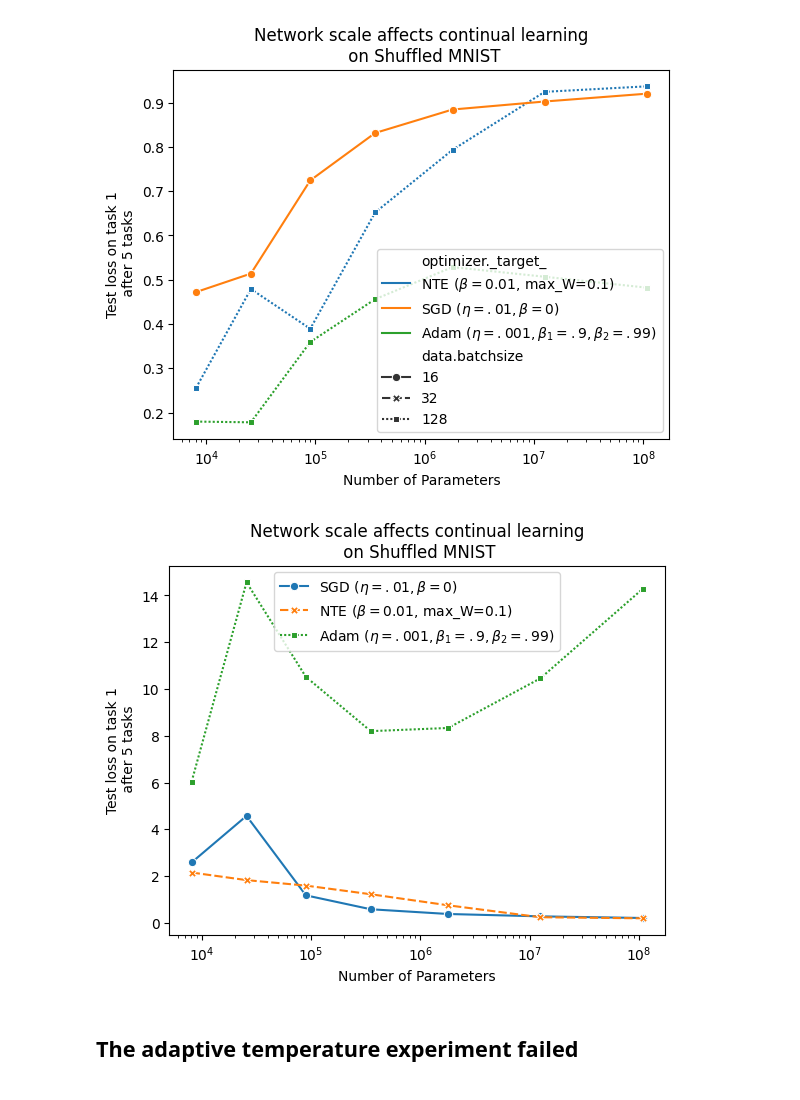
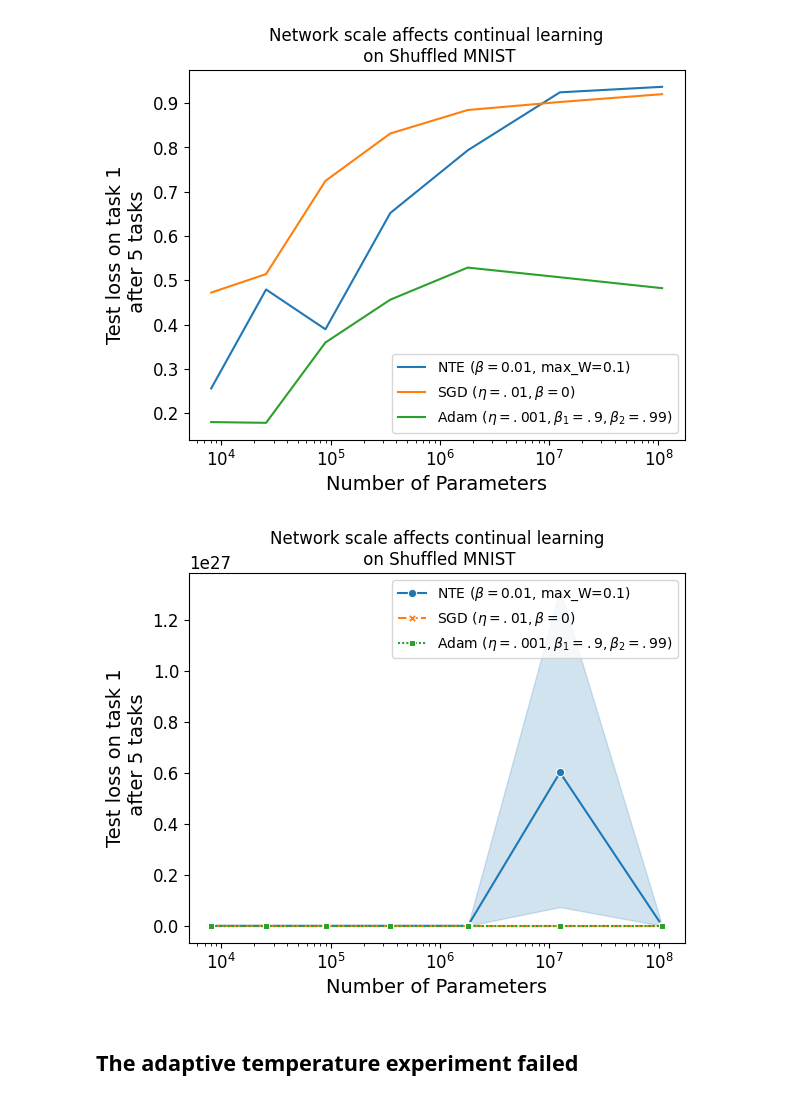
Before and after one commit to ZadorLaboratory/NeuralTangentEnsemble, a Jupyter notebook: figures/wandb_plotting.ipynb, the cells around one changed output. Cells and saved outputs as stored; diff of their text form; code cells hidden in the pictures.

```diff
--- a/figures/wandb_plotting.ipynb
+++ b/figures/wandb_plotting.ipynb
@@ -4,6 +4,10 @@ import numpy as np
 import matplotlib.pyplot as plt
 import seaborn as sns
 import wandb
+
+plt.rcParams['axes.labelsize'] = 14
+plt.rcParams['xtick.labelsize'] = 12
+plt.rcParams['ytick.labelsize'] = 12
 
 api = wandb.Api()
 
@@ -46,3 +70,9 @@ runs_df.head()
 runs_df['num_params'] = runs_df['model.features_per_layer'] * 785 + \
                         runs_df['model.features_per_layer'] * (runs_df['model.features_per_layer'] + 1) * (runs_df['model.nlayers'] - 1)\
                       + runs_df['model.nclasses'] * (runs_df['model.features_per_layer'] + 1)
+
+# add a forgetting column
+runs_df['First task accuracy after 5 tasks'] = runs_df['test metrics.accuracy_0'] * 100
+runs_df['First task peak accuracy'] = runs_df['single_task.accuracy_0'] * 100
+runs_df['Forgetting'] = 100*(runs_df['test metrics.accuracy_0'] - runs_df['single_task.accuracy_0'])
+runs_df['Forgetting loss'] = (runs_df['test metrics.loss_0'] - runs_df['single_task.loss_0'])
@@ -89,27 +276,28 @@ Text(0, 0.5, 'Test loss on task 1\n after 1 tasks')
 # %%
 
-filter_ = np.isnan(runs_df['optimizer.epsilon']) & (runs_df['ntasks']==5)  &  (runs_df['optimizer.momentum'] != 0.9) & runs_df[filter_]['logger.tags'].isna()
+filter_ = np.isnan(runs_df['optimizer.epsilon']) & (runs_df['ntasks']==5)  &  (runs_df['optimizer.momentum'] != 0.9) & runs_df['logger.tags'].isna() \
+    # &(runs_df['optimizer._target_']!='projectlib.ntk.ntk_ensemble')
 
-g=sns.lineplot(data=runs_df[filter_], x='num_params',y='test metrics.accuracy_0',hue='optimizer._target_', markers=True, style='data.batchsize')
+g=sns.lineplot(data=runs_df[filter_], x='num_params',y='test metrics.accuracy_0',hue='optimizer._target_', markers=True,)
 plt.xscale('log')
 plt.xlabel('Number of Parameters')
 plt.ylabel('Test loss on task 1\n after 5 tasks')
 plt.title("Network scale affects continual learning\n on Shuffled MNIST")
 new_labels ={'sgd':r"SGD ($\eta=.01, \beta=0$)",
               'nte': r"NTE ($\beta=0.01$, max_W=0.1)",
               'adam':r'Adam ($\eta=.001, \beta_1=.9, \beta_2=.99$)'}
 
 g.legend()
 for t in g.legend_.texts:
 #     t.set_text(l)
     if 'sgd' in t.get_text():
         t.set_text(new_labels['sgd'])
     elif 'ens' in t.get_text():
         t.set_text(new_labels['nte'])
     elif 'adam' in t.get_text():
         t.set_text(new_labels['adam'])
 # %% [output]
-[figure, old version]
+[figure, new version]
 # %%
 
 filter_ = np.isnan(runs_df['optimizer.epsilon']) & (runs_df['ntasks']==5)  & (runs_df['ntasks']==5)  * (runs_df['optimizer.momentum'] != 0.9)
@@ -133,7 +321,7 @@ for t in g.legend_.texts:
     elif 'adam' in t.get_text():
         t.set_text(new_labels['adam'])
 # %% [output]
-[figure, old version]
+[figure, new version]
 # %% [markdown]
 ## The adaptive temperature experiment failed
 # %%
```
Also changed, not shown: parts of 17 cells of this notebook.
